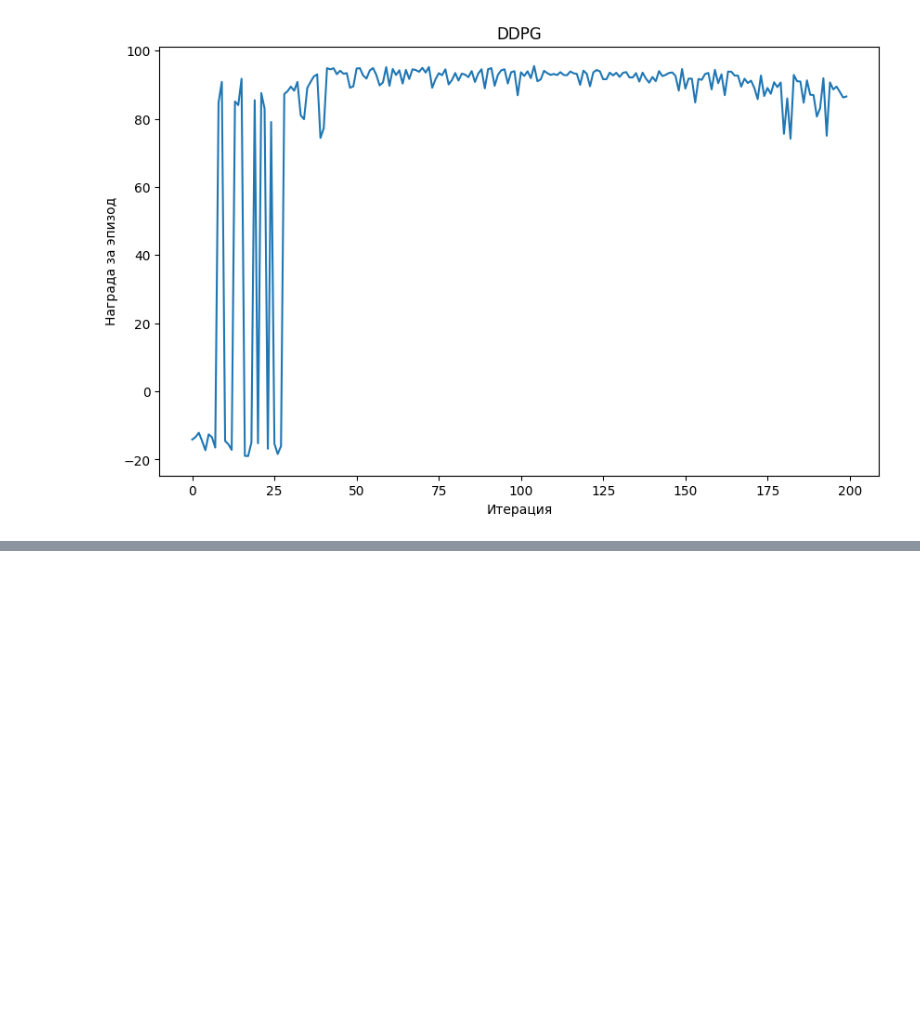
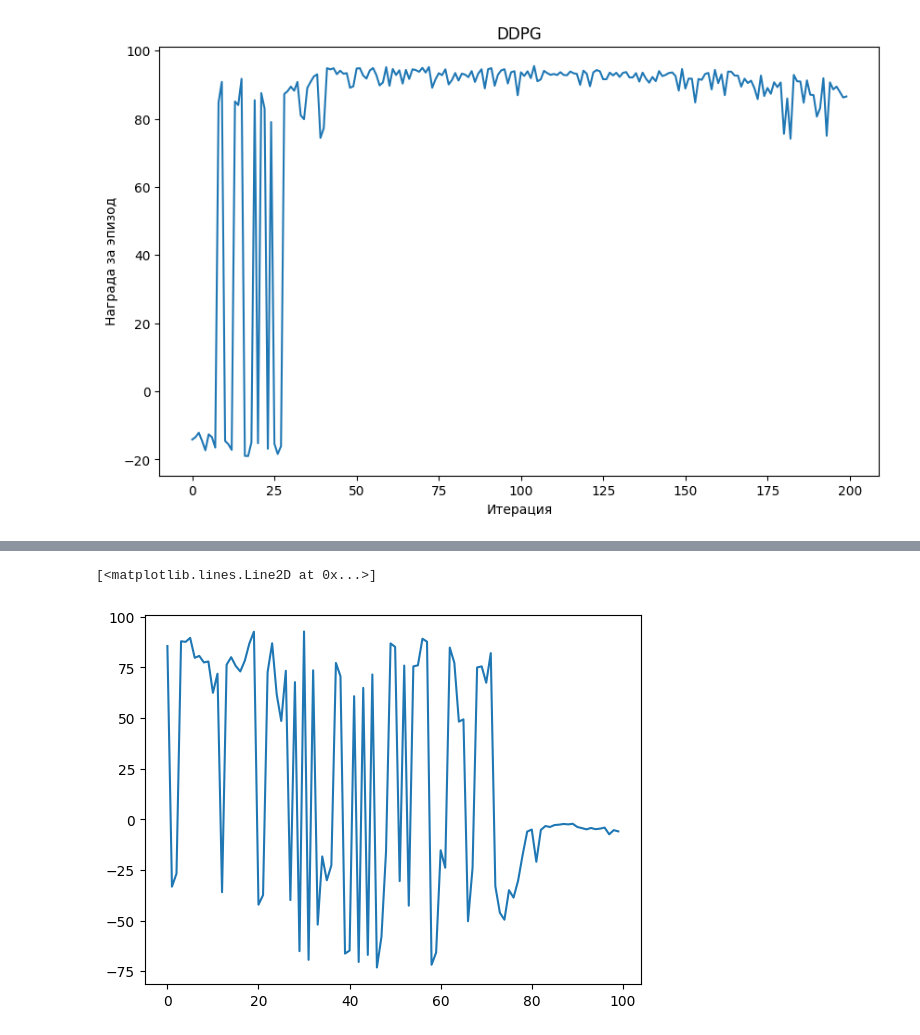
Before and after one commit to Phoenix377ss/RL_MountainCarContinuous, a Jupyter notebook: RL_MountainCarContinuous.ipynb, the cells around one changed output, grey strips where cells are left out. Drawn from its saved outputs; the diff is of its cells as text; code cells hidden in the pictures; blank space fills up the shorter version.

```diff
--- a/RL_MountainCarContinuous.ipynb
+++ b/RL_MountainCarContinuous.ipynb
@@ -198,0 +537,5 @@ plt.savefig("graph")
+# %%
+plt.plot(reward_history)
+# %% [output]
+[<matplotlib.lines.Line2D at 0x...>]
+[figure, added]
```
Also changed, not shown: parts of 20 cells of this notebook, 1 other file.
